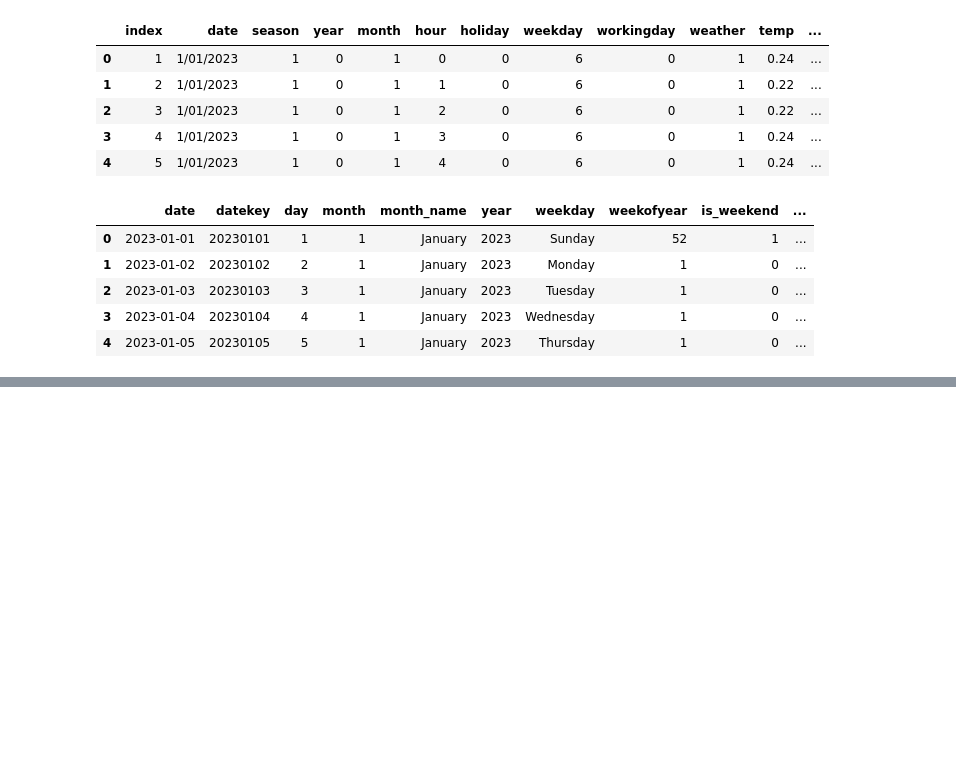
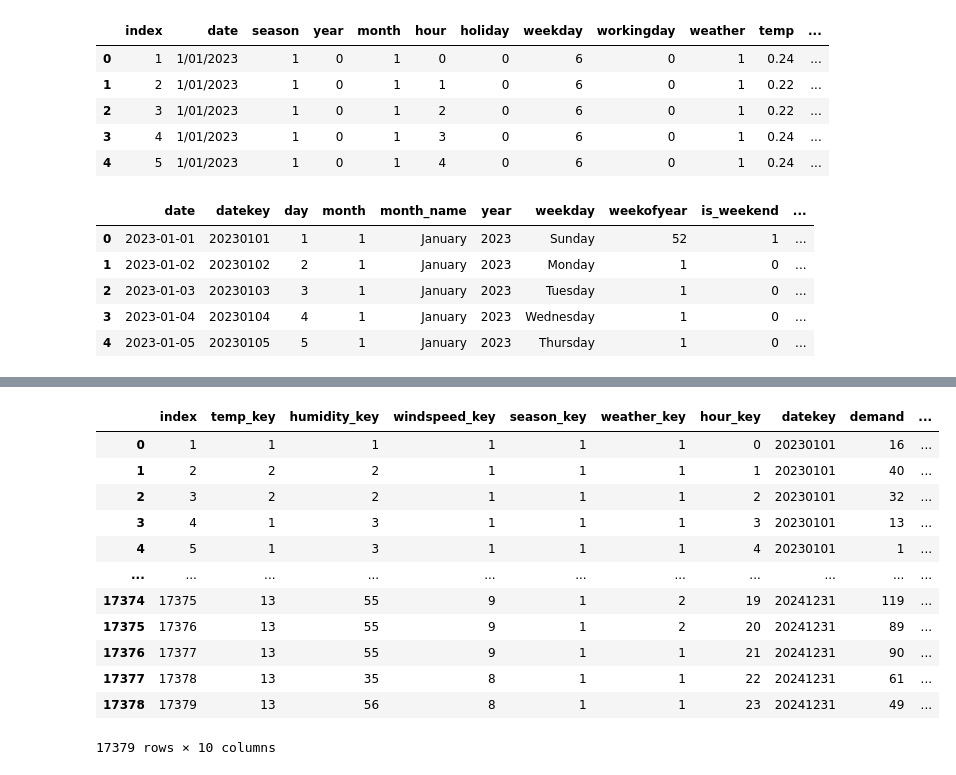
Before and after one commit to praghi/end_to_end_bike_sharing_data_project, a Jupyter notebook: notebooks/bi_pipeline.ipynb, the cells around one changed output, grey strips where cells are left out. Saved outputs shown, nothing was run; the diff lists cells and outputs as text; code cells hidden in the pictures; blank space fills up the shorter version.

```diff
--- a/notebooks/bi_pipeline.ipynb
+++ b/notebooks/bi_pipeline.ipynb
@@ -327,0 +492,30 @@ temp
+# %%
+# Additional columns on date dimension table
+
+def get_dim_dates(df: pd.DataFrame) -> pd.DataFrame:
+    us_holidays = holidays.US()
+
+    # Ensure 'date' column is datetime
+    df['date'] = pd.to_datetime(df['date'])
+
+    # Day of week category (weekday/weekend)
+    df['day_of_week_category'] = df['date'].dt.weekday.apply(
+        lambda x: "Weekend" if x in [5, 6] else "Weekday"
+    )
+
+    # US holiday flag
+    df["Is_public_holiday"] = df['date'].isin(us_holidays).astype(int)
+
+    # Quarter
+    df['Quarter'] = df['date'].dt.quarter.map({1: "Q1", 2: "Q2", 3: "Q3", 4: "Q4"})
+
+    # Year-Month (2023-Jan format)
+    df['Year_Month'] = df['date'].dt.strftime("%Y-%b")
+
+    return df
+# %%
+#Get the processed date dimension table
+dim_dates_tbl_processed = get_dim_dates(df_dates)
+
+#Check the date dimension table
+dim_dates_tbl_processed.dtypes
@@ -327,0 +674,18 @@ temp
+# %%
+# Preview bikesharing fact table
+bikesharing_fact_tbl_processed = get_bikesharing_fact_table(df_bikesharing)
+bikesharing_fact_tbl_processed
+# %% [output]
+|  | index | temp_key | humidity_key | windspeed_key | season_key | weather_key | hour_key | datekey | demand | ... |
+| 0 | 1 | 1 | 1 | 1 | 1 | 1 | 0 | 20230101 | 16 | ... |
+| 1 | 2 | 2 | 2 | 1 | 1 | 1 | 1 | 20230101 | 40 | ... |
+| 2 | 3 | 2 | 2 | 1 | 1 | 1 | 2 | 20230101 | 32 | ... |
+| 3 | 4 | 1 | 3 | 1 | 1 | 1 | 3 | 20230101 | 13 | ... |
+| 4 | 5 | 1 | 3 | 1 | 1 | 1 | 4 | 20230101 | 1 | ... |
+| ... | ... | ... | ... | ... | ... | ... | ... | ... | ... | ... |
+| 17374 | 17375 | 13 | 55 | 9 | 1 | 2 | 19 | 20241231 | 119 | ... |
+| 17375 | 17376 | 13 | 55 | 9 | 1 | 2 | 20 | 20241231 | 89 | ... |
+| 17376 | 17377 | 13 | 55 | 9 | 1 | 1 | 21 | 20241231 | 90 | ... |
+| 17377 | 17378 | 13 | 35 | 8 | 1 | 1 | 22 | 20241231 | 61 | ... |
+| 17378 | 17379 | 13 | 56 | 8 | 1 | 1 | 23 | 20241231 | 49 | ... |
+17379 rows × 10 columns
```
Also changed, not shown: parts of 35 cells of this notebook, 26 other files.
